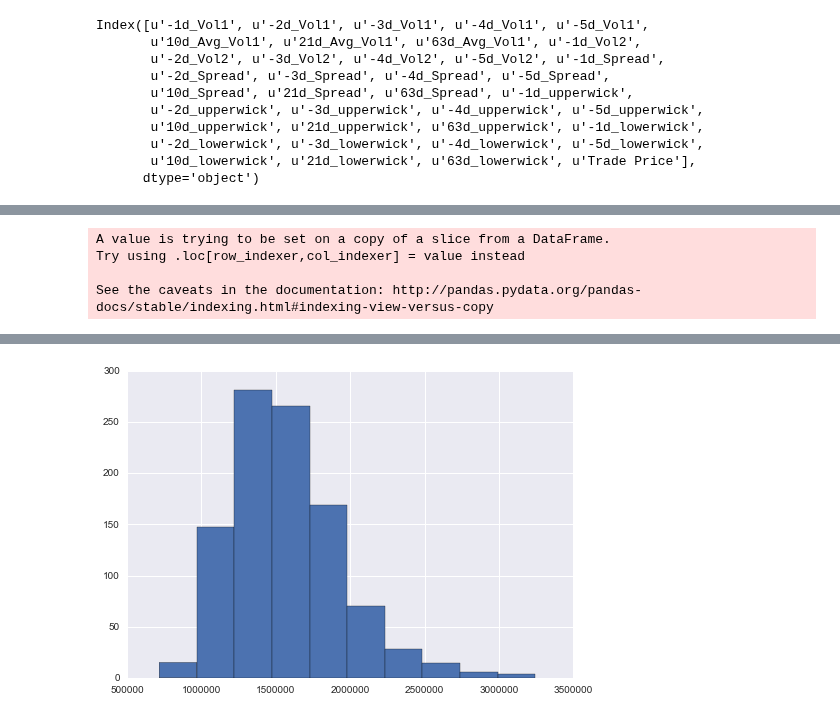
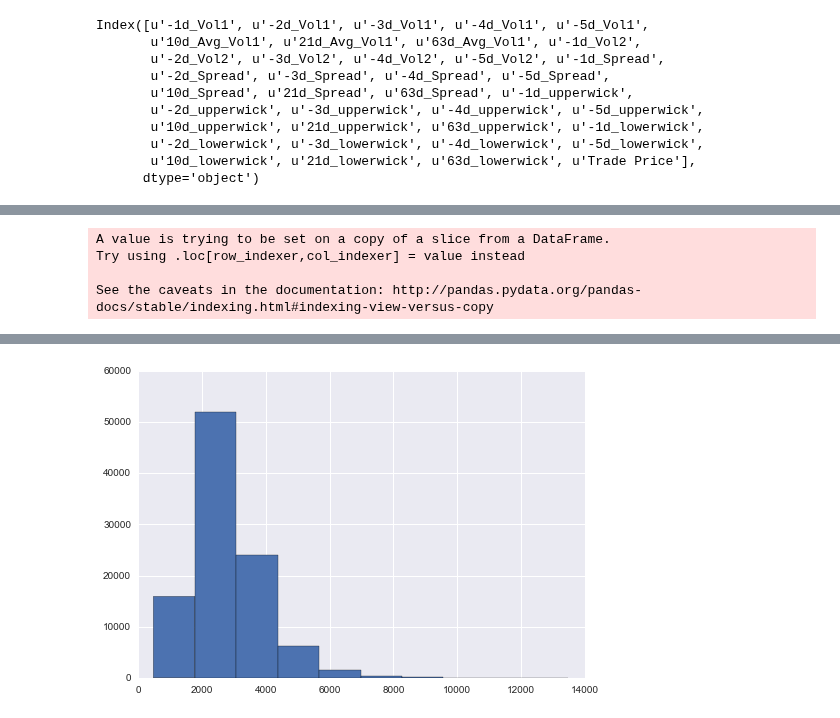
Before and after one commit to savourylie/Stock-Price-Forecaster, a Jupyter notebook: TradingBot/TradingBot.ipynb, the cells around one changed output, grey strips where cells are left out. Drawn from its saved outputs; the diff is of its cells as text; code cells hidden in the pictures.

Commit message:
created data_train.csv finished test_monkeybot.py

```diff
--- a/TradingBot/TradingBot.ipynb
+++ b/TradingBot/TradingBot.ipynb
@@ -622,15 +643,15 @@ class MonkeyBot:
         num_affordable = self.cash // stock_price
         self.cash = self.cash - stock_price * num_affordable
         self.share = self.share + num_affordable
-        self.pv = self.pv + stock_price * self.share
+        self.pv = stock_price * self.share
 
     def sell(self, stock_price):
         self.cash = self.cash + stock_price * self.share
-        self.pv = self.pv - stock_price * self.share
+        self.pv = 0
         self.share = 0
 
-    def hold(self):
-        pass
+    def hold(self, stock_price):
+        self.pv = stock_price * self.share
 
     def reset(self):
         self.cash = 1000
@@ -641,7 +662,7 @@ class MonkeyBot:
         random_choice = random.randint(0, 2)
 
         if random_choice == 0:
-            self.hold()
+            self.hold(x)
         elif random_choice == 1:
             self.buy(x)
         else:
@@ -652,7 +673,7 @@ class MonkeyBot:
     def simulate(self, iters):
         for i in range(iters):
             self.env['Monkey PV'] = self.env['Trade Price'].apply(self.make_decision)
-            self.pv_history_list.append(self.env.ix[-1, 'Monkey PV'])
+            self.pv_history_list.append(self.env.ix[-1, 'Monkey PV'] + self.cash)
 
 #             for index, row in self.env.iterrows():
 #                 self.make_decision(self.env.ix[index, 'Trade Price'])
@@ -663,7 +684,7 @@ class MonkeyBot:
 monkey = MonkeyBot(data_train)
 
 start_time = time.time()
-iters = 1000
+iters = 100000
 
 monkey.simulate(iters)
 plt.hist(monkey.pv_history_list)
@@ -703,4 +724,4 @@ See the caveats in the documentation: http://pandas.pydata.org/pandas-docs/stabl
-[figure, old version]
+[figure, new version]
 # %%
 plt.hist(monkey.pv_history_list, bins=50)
 # %% [output]
```
Also changed, not shown: parts of 14 cells of this notebook, 5 other files.
